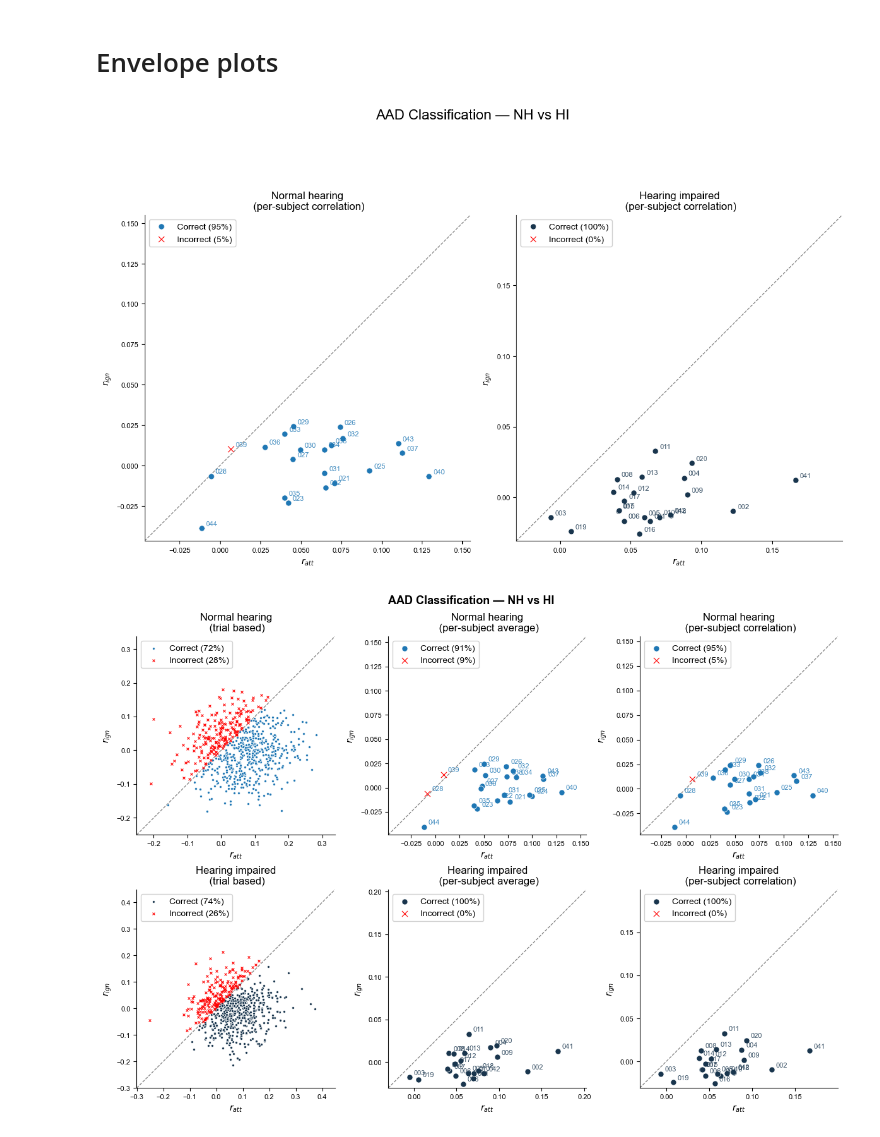
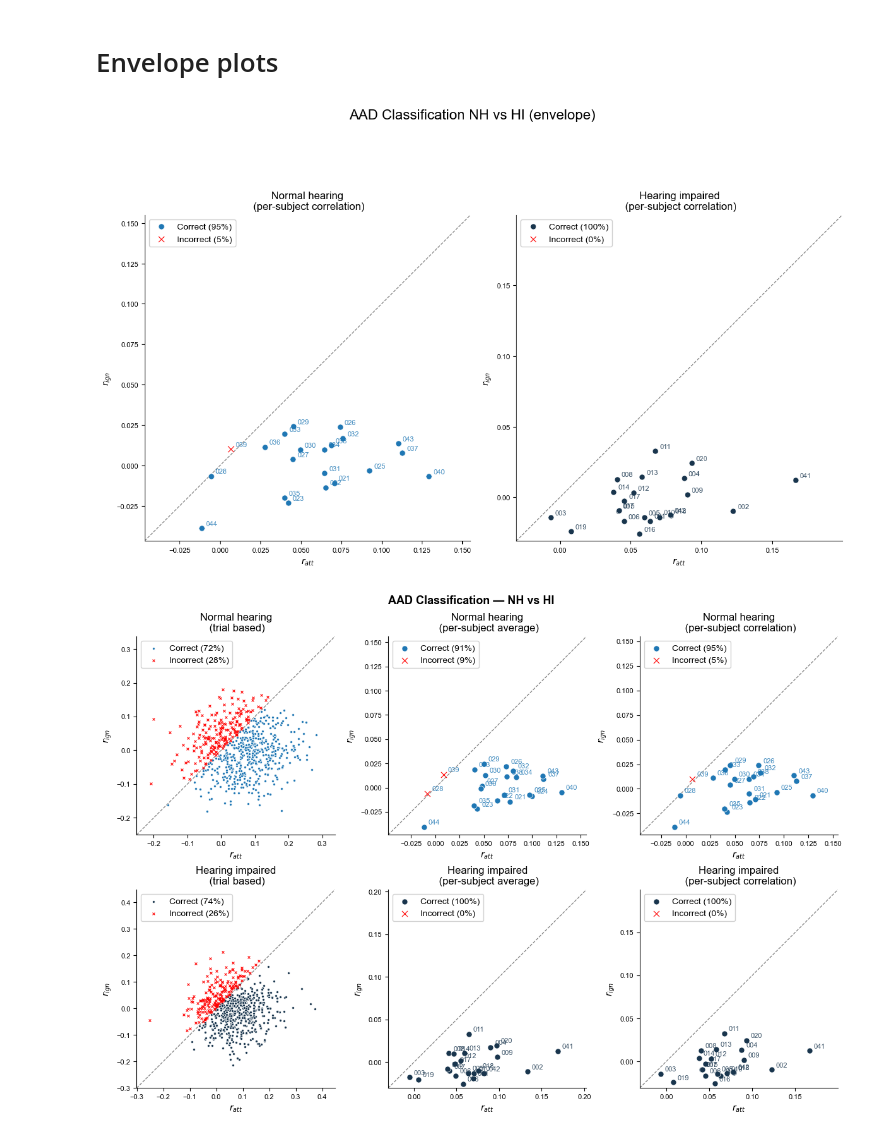
Before and after one commit to sylmester/modelling-eeg-to-speech, a Jupyter notebook: beyond/across-datasets/fuglsang-in-snhl/figures.ipynb, the cells around one changed output. Saved outputs shown, nothing was run; the diff lists cells and outputs as text; code cells hidden in the pictures.

```diff
--- a/beyond/across-datasets/fuglsang-in-snhl/figures.ipynb
+++ b/beyond/across-datasets/fuglsang-in-snhl/figures.ipynb
@@ -167,27 +167,27 @@ def plot_scatter_panel(ax, df, color, title, groupby_subject=False, annotate=Fal
 # %%
 fig, axes = plt.subplots(1, 2, figsize=(12, 8.5))
 ax_nh = axes[0]
 ax_hi = axes[1]
 plot_scatter_panel(
     ax_nh, results_nh_cat,
     color='tab:blue',
     title='Normal hearing\n (per-subject correlation)',
     groupby_subject=False,
     annotate=True
 )
 plot_scatter_panel(
     ax_hi, results_hi_cat,
     color='#19354D',
     title='Hearing impaired\n (per-subject correlation)',
     groupby_subject=False,
     annotate=True
 )
-fig.suptitle('AAD Classification — NH vs HI')
+fig.suptitle('AAD Classification NH vs HI (envelope)')
 fig.tight_layout()
 fig.savefig(BEYOND_FIGURES_DIR / 'beyond_aad_subject_scatter_nh_hi.png', dpi=170, bbox_inches='tight')
 plt.show()
 # %% [output]
-[figure, old version]
+[figure, new version]
 # %%
 # ALL AAD APPROACHES --------------------------------------
 fig, axes = plt.subplots(2, 3, figsize=(12, 8.5))
```
Also changed, not shown: parts of 3 cells of this notebook, 1 other file.
